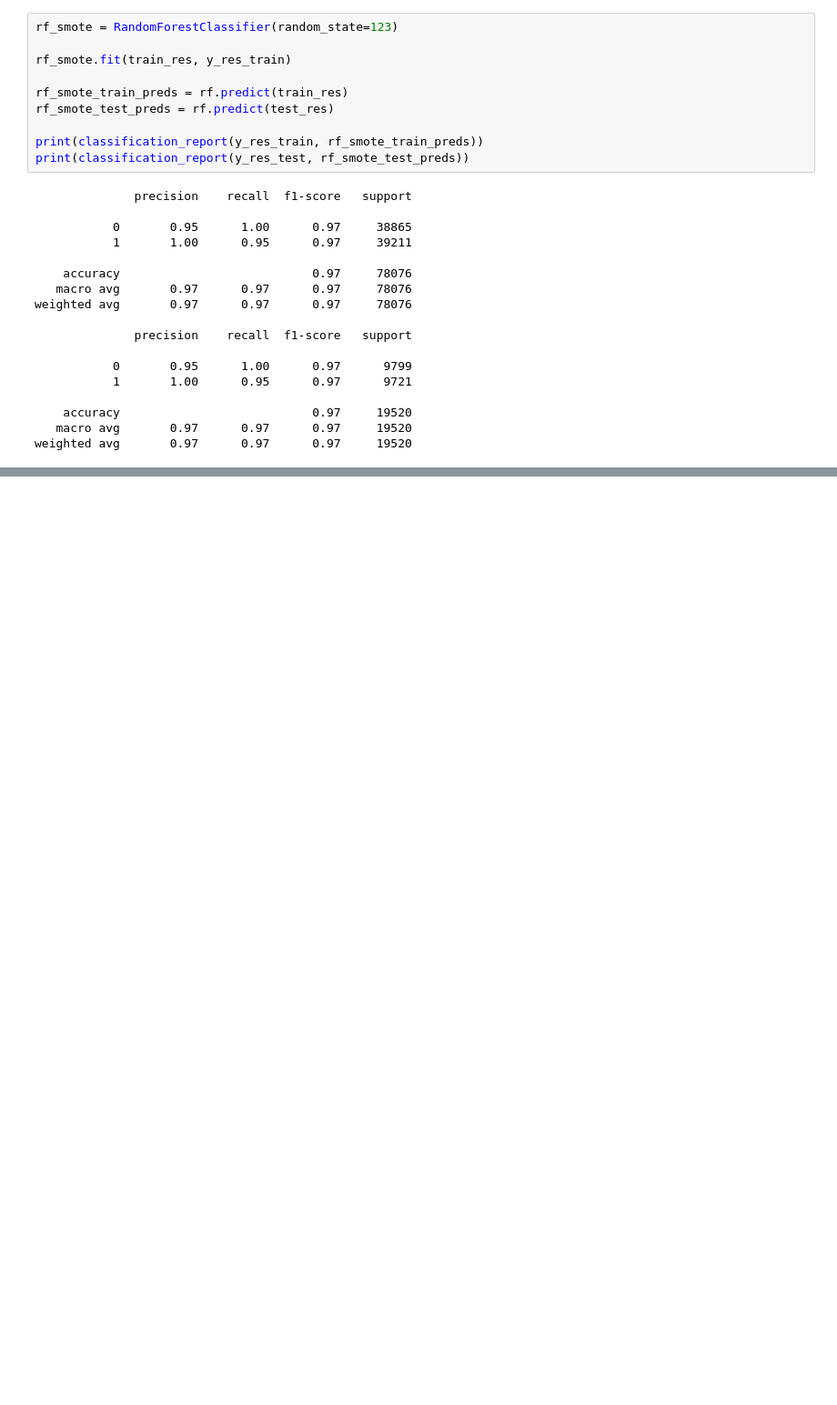
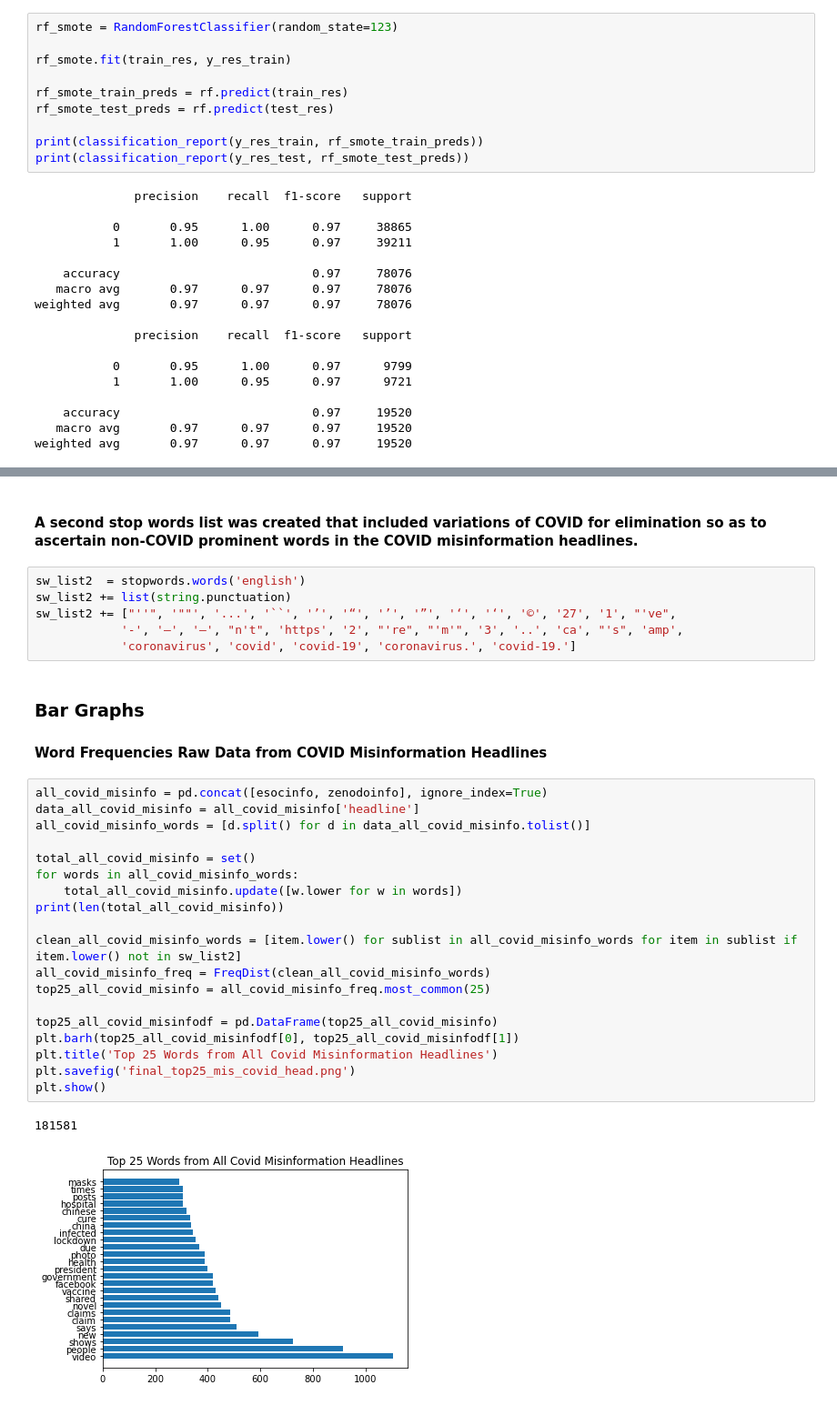
Before and after one commit to jojodeleon/covid_tweets, a Jupyter notebook: final_notebook.ipynb, the cells around one changed output, grey strips where cells are left out. Shown: that part at 91% size. Drawn from its saved outputs; the diff is of its cells as text; blank space fills up the shorter version.

```diff
--- a/final_notebook.ipynb
+++ b/final_notebook.ipynb
@@ -476,0 +660,33 @@ Random Forest Classifier Test Data Confusion Matrix:
+# %% [markdown]
+#### A second stop words list was created that included variations of COVID for elimination so as to ascertain non-COVID prominent words in the COVID misinformation headlines.
+# %%
+sw_list2  = stopwords.words('english')
+sw_list2 += list(string.punctuation)
+sw_list2 += ["''", '""', '...', '``', '’', '“', '’', '”', '‘', '‘', '©', '27', '1', "'ve",
+            '-', '–', '—', "n't", 'https', '2', "'re", "'m'", '3', '..', 'ca', "'s", 'amp',
+            'coronavirus', 'covid', 'covid-19', 'coronavirus.', 'covid-19.']
+# %% [markdown]
+### Bar Graphs
+#### Word Frequencies Raw Data from COVID Misinformation Headlines
+# %%
+all_covid_misinfo = pd.concat([esocinfo, zenodoinfo], ignore_index=True)
+data_all_covid_misinfo = all_covid_misinfo['headline']
+all_covid_misinfo_words = [d.split() for d in data_all_covid_misinfo.tolist()]
+
+total_all_covid_misinfo = set()
+for words in all_covid_misinfo_words:
+    total_all_covid_misinfo.update([w.lower for w in words])
+print(len(total_all_covid_misinfo))
+
+clean_all_covid_misinfo_words = [item.lower() for sublist in all_covid_misinfo_words for item in sublist if item.lower() not in sw_list2]
+all_covid_misinfo_freq = FreqDist(clean_all_covid_misinfo_words)
+top25_all_covid_misinfo = all_covid_misinfo_freq.most_common(25)
+
+top25_all_covid_misinfodf = pd.DataFrame(top25_all_covid_misinfo)
+plt.barh(top25_all_covid_misinfodf[0], top25_all_covid_misinfodf[1])
+plt.title('Top 25 Words from All Covid Misinformation Headlines')
+plt.savefig('final_top25_mis_covid_head.png')
+plt.show()
+# %% [output]
+181581
+[figure, added]
```
Also changed, not shown: parts of 115 cells of this notebook, 25 other files.
